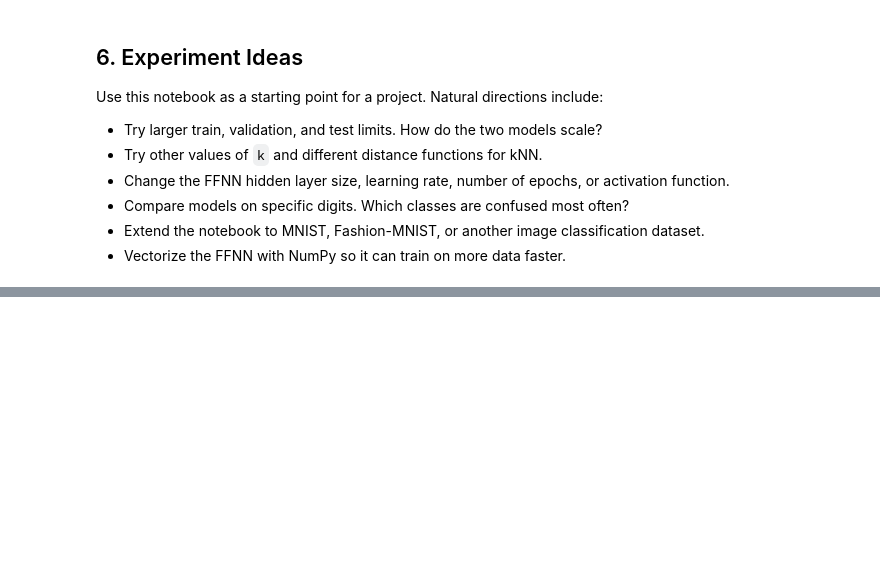
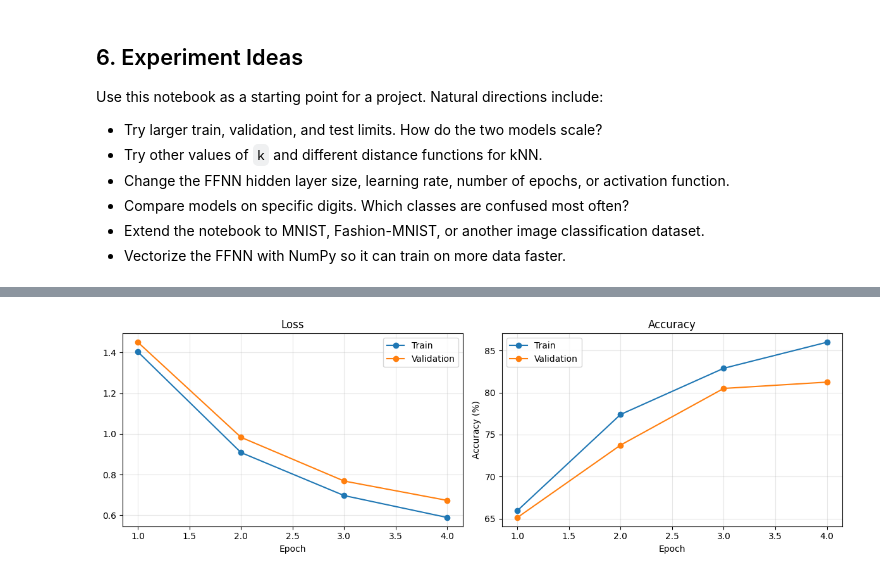
Before and after one commit to judenam4655/cse25_project, a Jupyter notebook: FFNN_Digits_Project.ipynb, the cells around one changed output, grey strips where cells are left out. Saved outputs shown, nothing was run; the diff lists cells and outputs as text; code cells hidden in the pictures; blank space fills up the shorter version.

```diff
--- a/FFNN_Digits_Project.ipynb
+++ b/FFNN_Digits_Project.ipynb
@@ -472,0 +631,20 @@ a = 1
+# %%
+knn_results = []
+for k in [1, 3, 5, 7]:
+    start = time.perf_counter()
+    val_predictions = knn_predict(X_train_mnist, y_train_mnist, X_val_mnist, k=k)
+    elapsed = time.perf_counter() - start
+    val_acc = accuracy(y_val_mnist, val_predictions)
+    knn_results.append({'k': k, 'val_accuracy': val_acc, 'seconds': elapsed})
+    print(f"k={k}: validation accuracy={val_acc:.2f}% ({elapsed:.2f}s)")
+
+best_knn = max(knn_results, key=lambda row: row['val_accuracy'])
+best_k = best_knn['k']
+
+start = time.perf_counter()
+knn_test_predictions = knn_predict(X_train_mnist, y_train_mnist, X_test_mnist, k=best_k)
+knn_test_time = time.perf_counter() - start
+knn_test_accuracy = accuracy(y_test_mnist, knn_test_predictions)
+
+print(f"\nBest k: {best_k}")
+print(f"kNN test accuracy: {knn_test_accuracy:.2f}% ({knn_test_time:.2f}s)")
@@ -472,0 +816,27 @@ a = 1
+# %%
+def plot_ffnn_history(history: Dict[str, List[float]]) -> None:
+    epochs = range(1, len(history['train_loss']) + 1)
+    fig, axes = plt.subplots(1, 2, figsize=(12, 4))
+
+    axes[0].plot(epochs, history['train_loss'], marker='o', label='Train')
+    axes[0].plot(epochs, history['val_loss'], marker='o', label='Validation')
+    axes[0].set_title('Loss')
+    axes[0].set_xlabel('Epoch')
+    axes[0].legend()
+    axes[0].grid(alpha=0.3)
+
+    axes[1].plot(epochs, history['train_accuracy'], marker='o', label='Train')
+    axes[1].plot(epochs, history['val_accuracy'], marker='o', label='Validation')
+    axes[1].set_title('Accuracy')
+    axes[1].set_xlabel('Epoch')
+    axes[1].set_ylabel('Accuracy (%)')
+    axes[1].legend()
+    axes[1].grid(alpha=0.3)
+
+    plt.tight_layout()
+    plt.show()
+
+
+plot_ffnn_history(ffnn_history_mnist)
+# %% [output]
+[figure, added]
```
Also changed, not shown: parts of 11 cells of this notebook.
